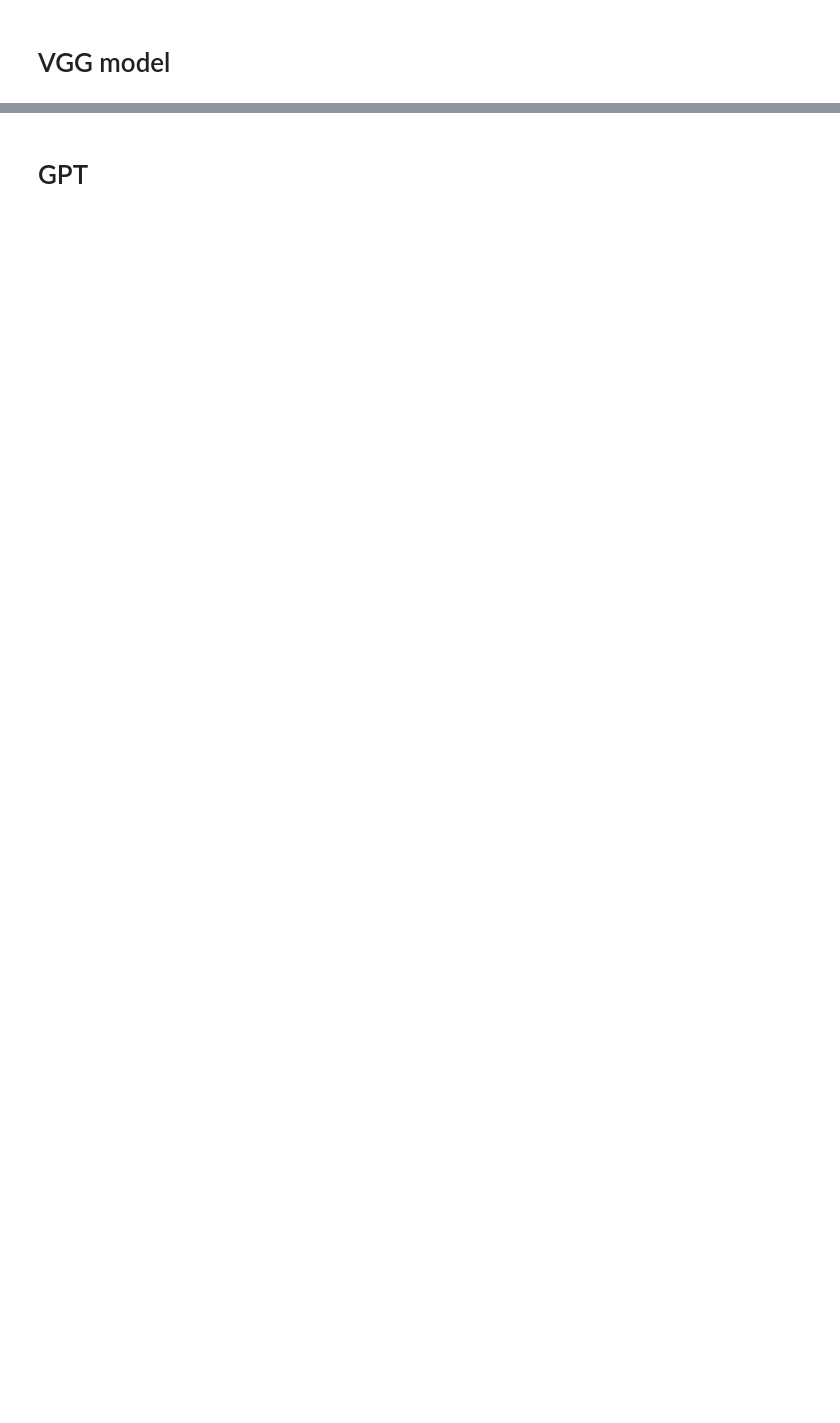
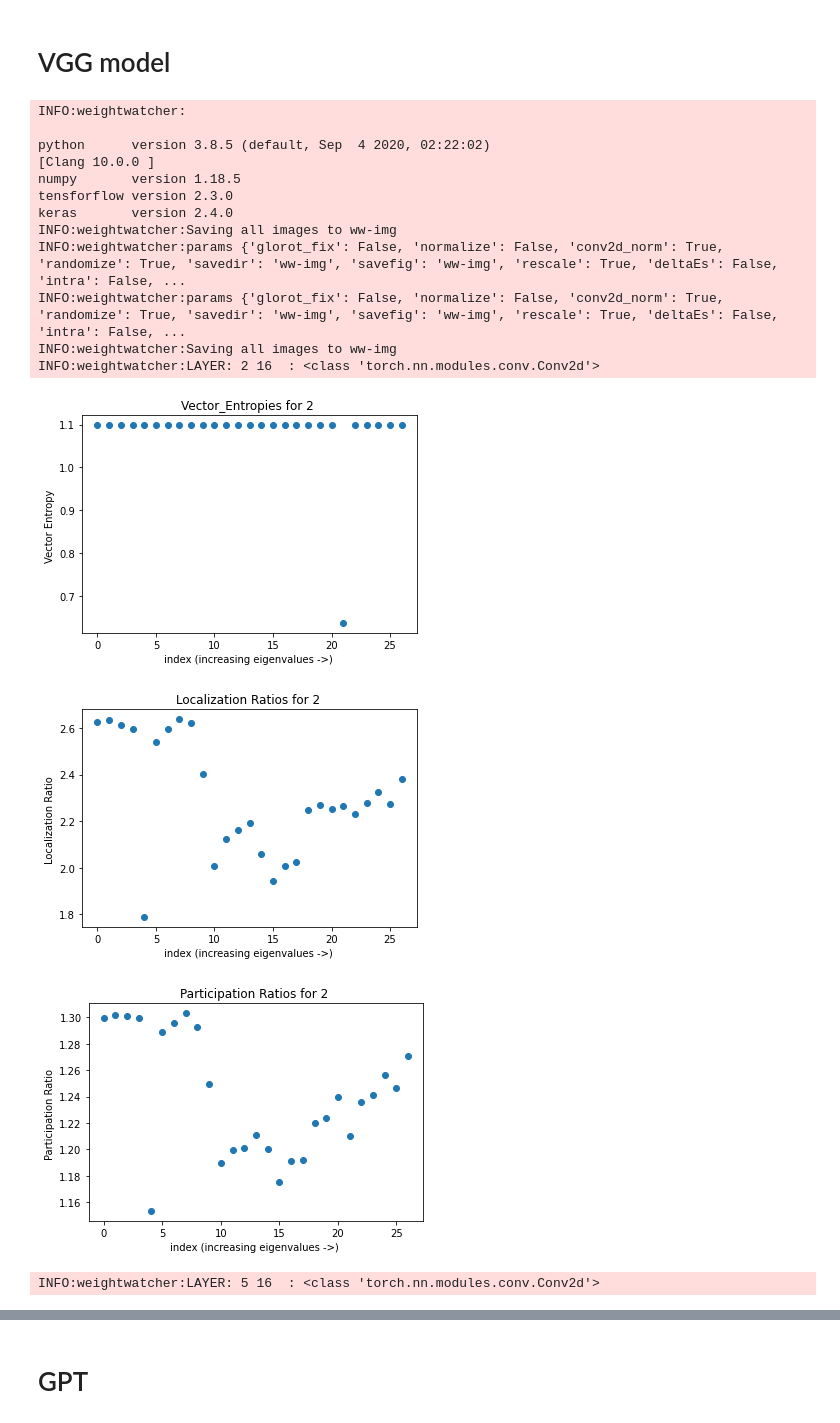
Before and after one commit to CalculatedContent/WeightWatcher, a Jupyter notebook: WeightWatcher-localization-ratio.ipynb, the cells around one changed output, grey strips where cells are left out. Drawn from its saved outputs; the diff is of its cells as text; code cells hidden in the pictures; blank space fills up the shorter version.

```diff
--- a/WeightWatcher-localization-ratio.ipynb
+++ b/WeightWatcher-localization-ratio.ipynb
@@ -15,4 +17,21 @@ ww.__version__
 # %%
 model = models.vgg11(pretrained=True)
 watcher = ww.WeightWatcher(model=model)
-watcher.localization_ratio()
+watcher.analyze_vectors()
+# %% [output]
+INFO:weightwatcher:
+
+python      version 3.8.5 (default, Sep  4 2020, 02:22:02)
+[Clang 10.0.0 ]
+numpy       version 1.18.5
+tensforflow version 2.3.0
+keras       version 2.4.0
+INFO:weightwatcher:Saving all images to ww-img
+INFO:weightwatcher:params {'glorot_fix': False, 'normalize': False, 'conv2d_norm': True, 'randomize': True, 'savedir': 'ww-img', 'savefig': 'ww-img', 'rescale': True, 'deltaEs': False, 'intra': False, ...
+INFO:weightwatcher:params {'glorot_fix': False, 'normalize': False, 'conv2d_norm': True, 'randomize': True, 'savedir': 'ww-img', 'savefig': 'ww-img', 'rescale': True, 'deltaEs': False, 'intra': False, ...
+INFO:weightwatcher:Saving all images to ww-img
+INFO:weightwatcher:LAYER: 2 16  : <class 'torch.nn.modules.conv.Conv2d'>
+[figure, added]
+[figure, added]
+[figure, added]
+INFO:weightwatcher:LAYER: 5 16  : <class 'torch.nn.modules.conv.Conv2d'>
```
Also changed, not shown: parts of 5 cells of this notebook, 2 other files.
